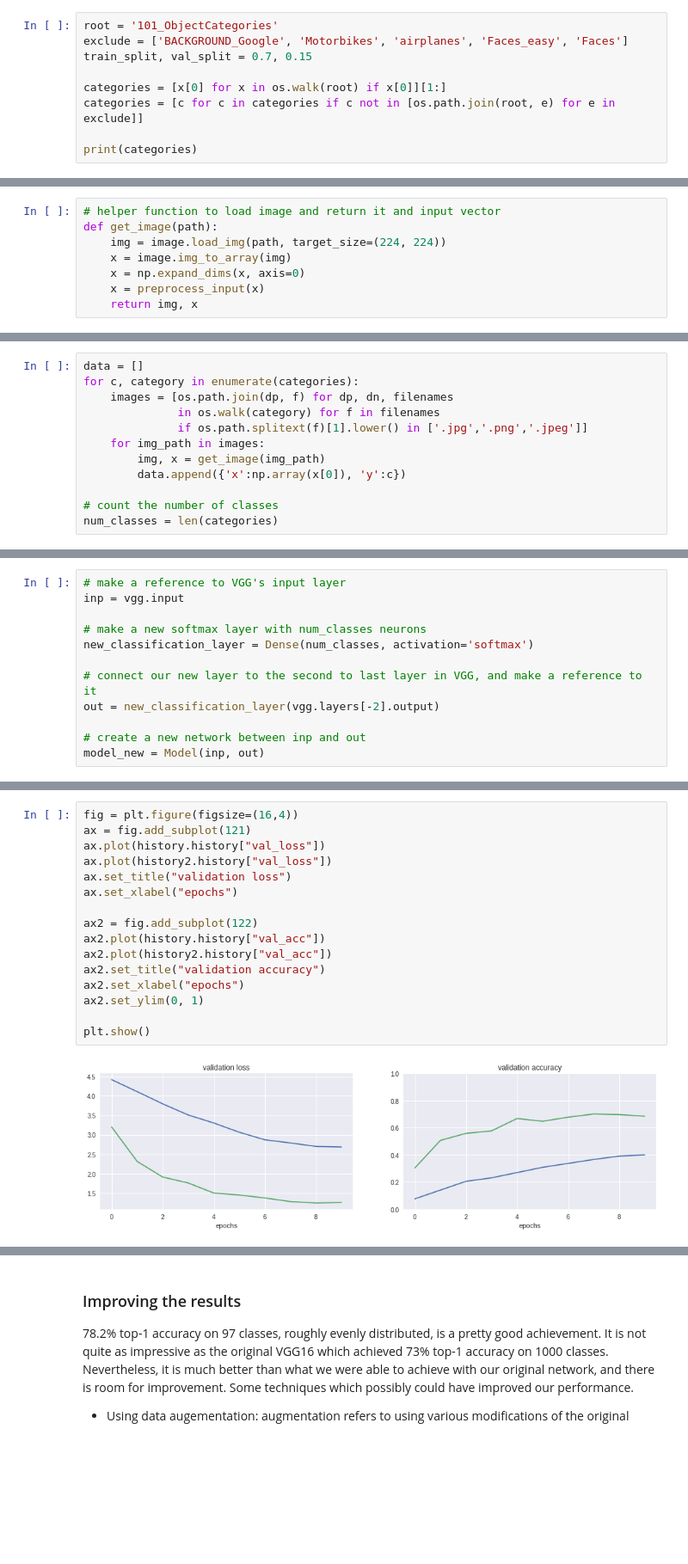
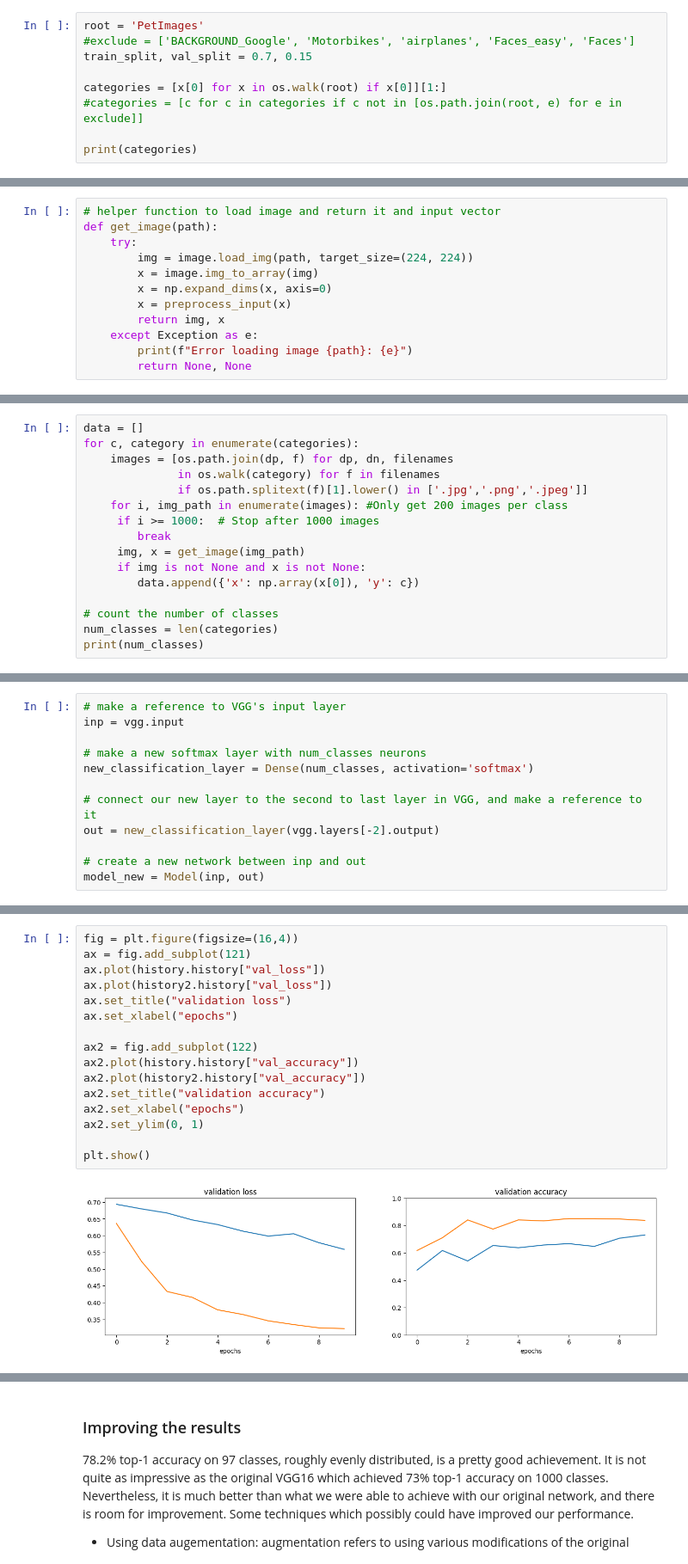
Before and after one commit to marcelo-almeida-rocha/NeuralNetworks, a Jupyter notebook: TransferLearning.ipynb, the cells around one changed output, grey strips where cells are left out. Shown at 86% size. Saved outputs shown, nothing was run; the diff lists cells and outputs as text; blank space fills up the shorter version.

```diff
--- a/TransferLearning.ipynb
+++ b/TransferLearning.ipynb
@@ -75,10 +39,10 @@ Downloading 101_Object_Categories for image notebooks
 # %%
-root = '101_ObjectCategories'
-exclude = ['BACKGROUND_Google', 'Motorbikes', 'airplanes', 'Faces_easy', 'Faces']
+root = 'PetImages'
+#exclude = ['BACKGROUND_Google', 'Motorbikes', 'airplanes', 'Faces_easy', 'Faces']
 train_split, val_split = 0.7, 0.15
 
 categories = [x[0] for x in os.walk(root) if x[0]][1:]
-categories = [c for c in categories if c not in [os.path.join(root, e) for e in exclude]]
+#categories = [c for c in categories if c not in [os.path.join(root, e) for e in exclude]]
 
 print(categories)
 # %% [output]
@@ -88,11 +52,15 @@ This function is useful for pre-processing the data into an image and input vect
 # %%
 # helper function to load image and return it and input vector
 def get_image(path):
-    img = image.load_img(path, target_size=(224, 224))
-    x = image.img_to_array(img)
-    x = np.expand_dims(x, axis=0)
-    x = preprocess_input(x)
-    return img, x
+    try:
+        img = image.load_img(path, target_size=(224, 224))
+        x = image.img_to_array(img)
+        x = np.expand_dims(x, axis=0)
+        x = preprocess_input(x)
+        return img, x
+    except Exception as e:
+        print(f"Error loading image {path}: {e}")
+        return None, None
 # %% [markdown]
 Load all the images from root folder
 # %%
@@ -101,9 +69,13 @@ for c, category in enumerate(categories):
     images = [os.path.join(dp, f) for dp, dn, filenames
               in os.walk(category) for f in filenames
               if os.path.splitext(f)[1].lower() in ['.jpg','.png','.jpeg']]
-    for img_path in images:
-        img, x = get_image(img_path)
-        data.append({'x':np.array(x[0]), 'y':c})
+    for i, img_path in enumerate(images): #Only get 200 images per class
+     if i >= 1000:  # Stop after 1000 images
+        break
+     img, x = get_image(img_path)
+     if img is not None and x is not None:
+        data.append({'x': np.array(x[0]), 'y': c})
 
 # count the number of classes
 num_classes = len(categories)
+print(num_classes)
@@ -421,18 +358,18 @@ Let's plot the validation loss and accuracy again, this time comparing the origi
 # %%
 fig = plt.figure(figsize=(16,4))
 ax = fig.add_subplot(121)
 ax.plot(history.history["val_loss"])
 ax.plot(history2.history["val_loss"])
 ax.set_title("validation loss")
 ax.set_xlabel("epochs")
 
 ax2 = fig.add_subplot(122)
-ax2.plot(history.history["val_acc"])
-ax2.plot(history2.history["val_acc"])
+ax2.plot(history.history["val_accuracy"])
+ax2.plot(history2.history["val_accuracy"])
 ax2.set_title("validation accuracy")
 ax2.set_xlabel("epochs")
 ax2.set_ylim(0, 1)
 
 plt.show()
 # %% [output]
-[figure, old version]
+[figure, new version]
```
Also changed, not shown: parts of 32 cells of this notebook.
